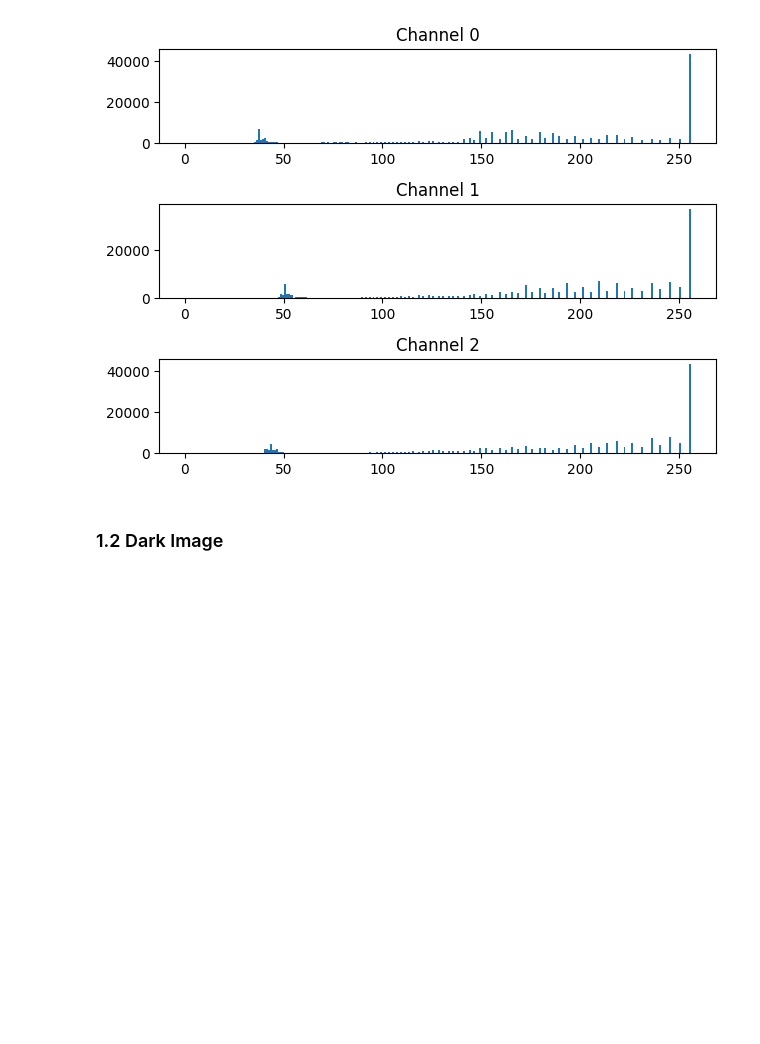
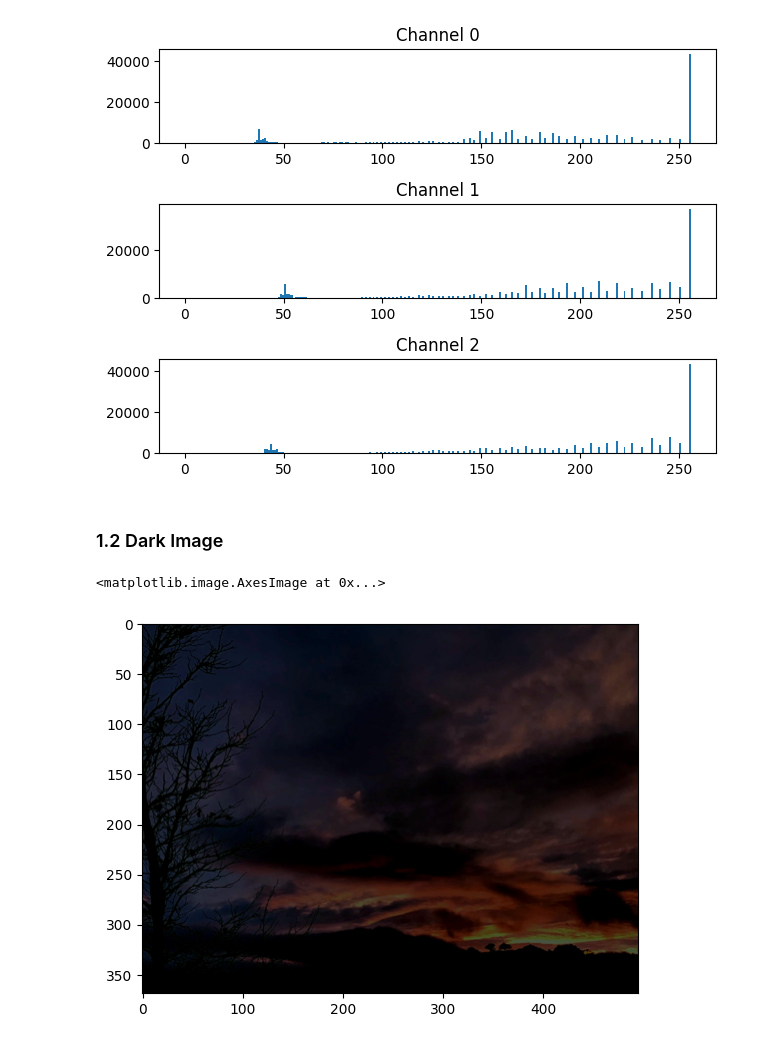
Before and after one commit to om2546/CPE382-Image-Processing-Computer-Vision, a Jupyter notebook: Lab2/S_64070501015_1.ipynb, the cells around one changed output. Cells and saved outputs as stored; diff of their text form; code cells hidden in the pictures; blank space fills up the shorter version.

Commit message:
Log Transform dark image

```diff
--- a/Lab2/S_64070501015_1.ipynb
+++ b/Lab2/S_64070501015_1.ipynb
@@ -65,3 +66,10 @@ plot_hist_rgb(bright_img_exp) # Plot histogram of bright image after applying ex
 [figure]
 # %% [markdown]
 ### 1.2 Dark Image
+# %%
+dark_img = cv2.imread("darkImg.png") # Read in the image
+dark_img = cv2.cvtColor(dark_img, cv2.COLOR_BGR2RGB) # Convert to RGB
+plt.imshow(dark_img) # Display the dark image
+# %% [output]
+<matplotlib.image.AxesImage at 0x...>
+[figure, added]
```
Also changed, not shown: parts of 13 cells of this notebook.
